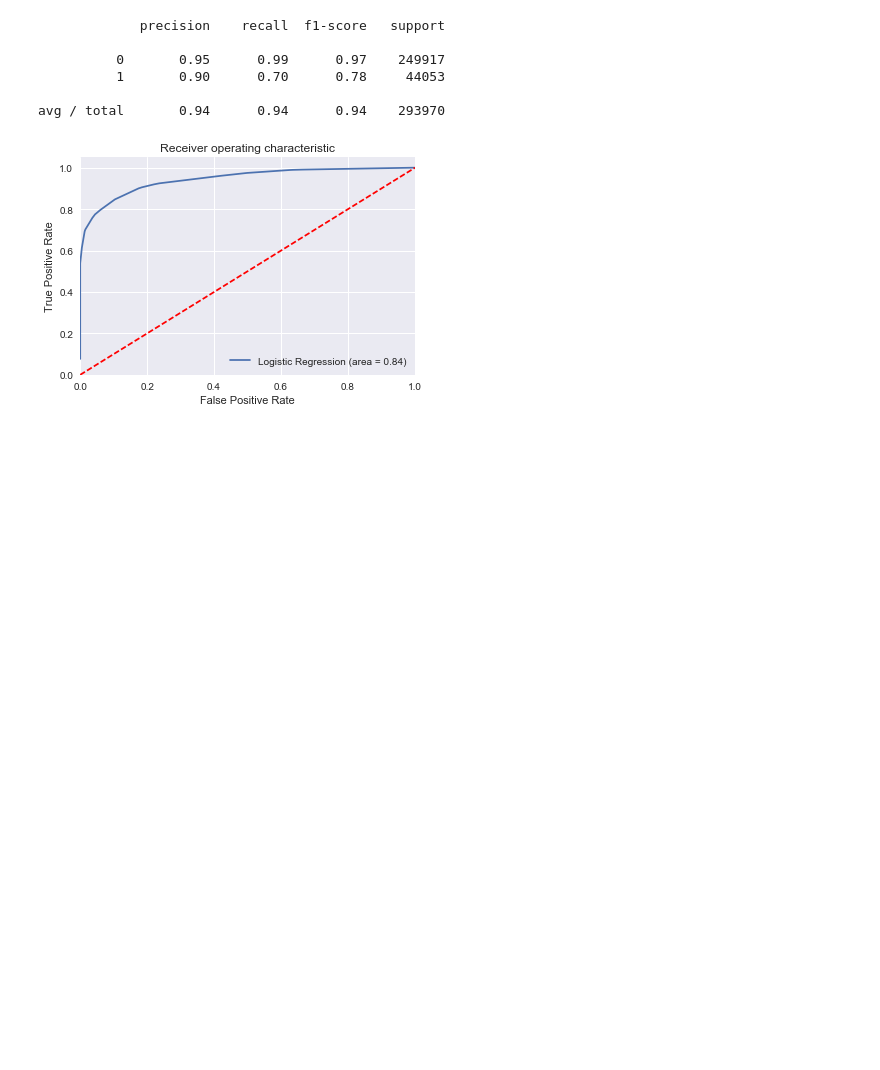
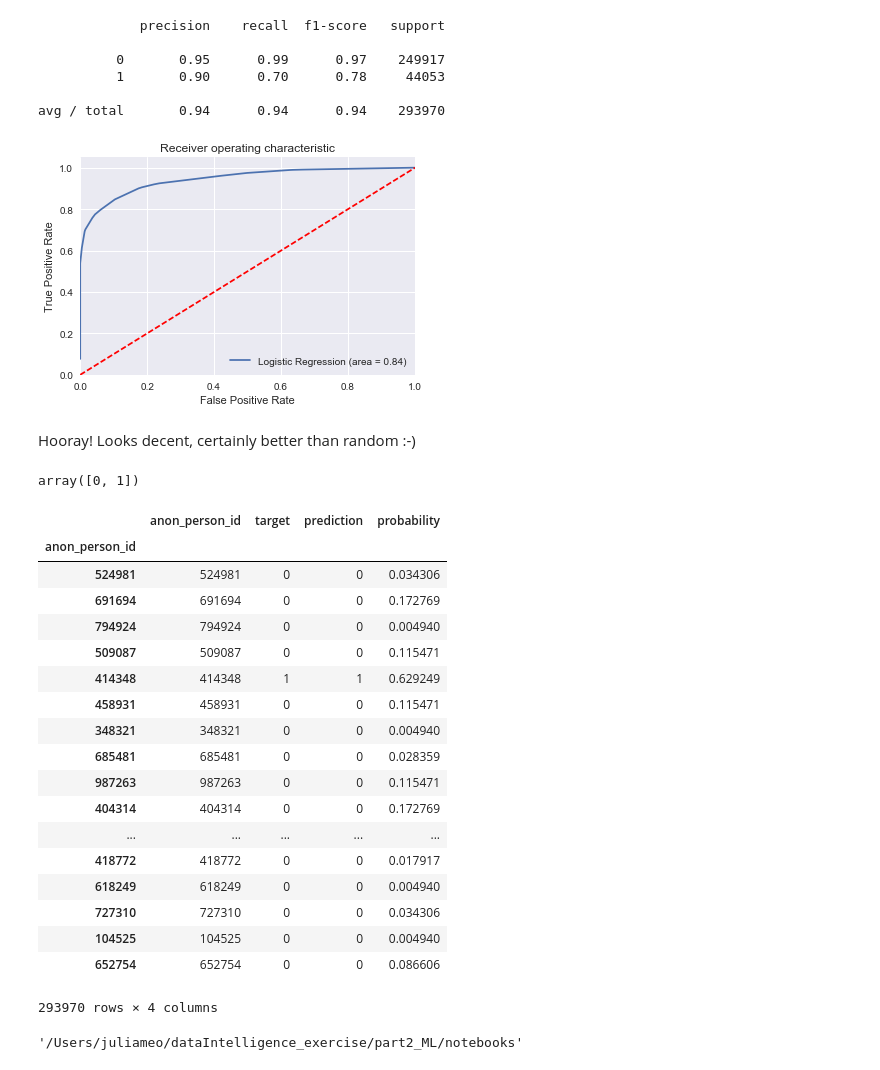
Before and after one commit to jlmeo/dataIntelligence_exercise, a Jupyter notebook: part2_ML/notebooks/Data_EDA_Model_Prototype.ipynb, the cells around one changed output. Cells and saved outputs as stored; diff of their text form; code cells hidden in the pictures; blank space fills up the shorter version.

Commit message:
writing predictin for test set to file

```diff
--- a/part2_ML/notebooks/Data_EDA_Model_Prototype.ipynb
+++ b/part2_ML/notebooks/Data_EDA_Model_Prototype.ipynb
@@ -309,4 +291,7 @@ y_pred = logreg.predict(X_test)
 print('Accuracy of logistic regression classifier on test set: {:.2f}'.format(logreg.score(X_test, y_test)))
 # %% [output]
 Accuracy of logistic regression classifier on test set: 0.94
+# %%
+# Getting the probability of memebership to target=1 class or target=0 class
+X_test_probs = logreg.predict_proba(X_test)
 # %%
@@ -349,0 +334,39 @@ plt.show()
+# %% [markdown]
+Hooray! Looks decent, certainly better than random :-)
+# %%
+logreg.classes_
+# %% [output]
+array([0, 1])
+# %%
+X_test_probs_1 = [x[1] for x in X_test_probs]
+# %%
+# Prepping the final files
+final_preds_test = pd.DataFrame({'anon_person_id':X_test.index,
+              'target':y_test.target,
+              'prediction':y_pred,
+              'probability':X_test_probs_1
+             })
+# %%
+final_preds_test = final_preds_test[['anon_person_id','target','prediction','probability']].copy()
+# %%
+final_preds_test
+# %% [output]
+|  | anon_person_id | target | prediction | probability |
+| anon_person_id |  |  |  |  |
+| 524981 | 524981 | 0 | 0 | 0.034306 |
+| 691694 | 691694 | 0 | 0 | 0.172769 |
+| 794924 | 794924 | 0 | 0 | 0.004940 |
+| 509087 | 509087 | 0 | 0 | 0.115471 |
+| 414348 | 414348 | 1 | 1 | 0.629249 |
+| 458931 | 458931 | 0 | 0 | 0.115471 |
+| 348321 | 348321 | 0 | 0 | 0.004940 |
+| 685481 | 685481 | 0 | 0 | 0.028359 |
+| 987263 | 987263 | 0 | 0 | 0.115471 |
+| 404314 | 404314 | 0 | 0 | 0.172769 |
+| ... | ... | ... | ... | ... |
+| 418772 | 418772 | 0 | 0 | 0.017917 |
+| 618249 | 618249 | 0 | 0 | 0.004940 |
+| 727310 | 727310 | 0 | 0 | 0.034306 |
+| 104525 | 104525 | 0 | 0 | 0.004940 |
+| 652754 | 652754 | 0 | 0 | 0.086606 |
+293970 rows × 4 columns
@@ -349,0 +375,4 @@ plt.show()
+# %%
+os.getcwd()
+# %% [output]
+'/Users/juliameo/dataIntelligence_exercise/part2_ML/notebooks'
```
Also changed, not shown: parts of 8 cells of this notebook, 1 other file.
